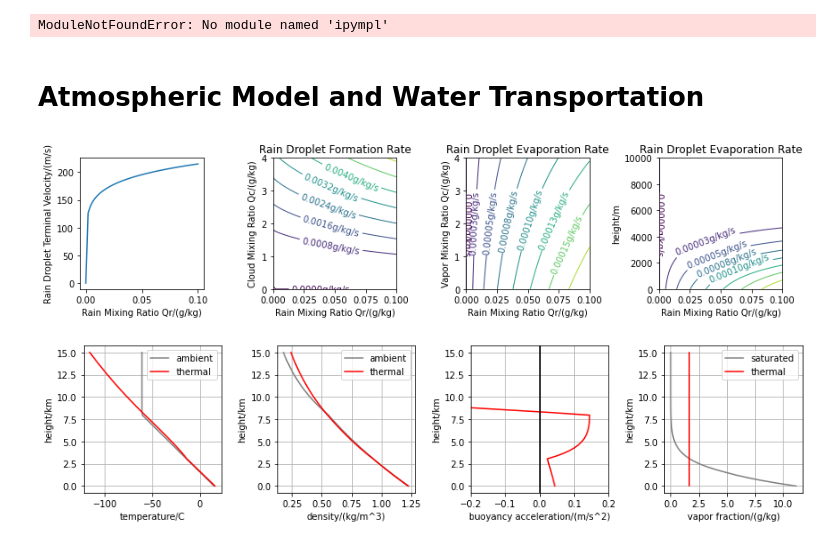
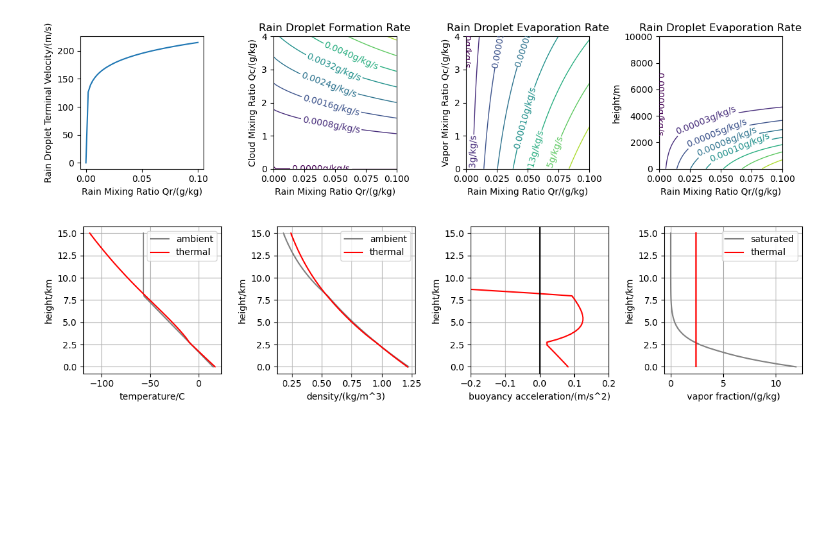
Before and after one commit to fangzhangmnm/python-weather-simulation, a Jupyter notebook: weatherSim2D.ipynb, the cells around one changed output. Saved outputs shown, nothing was run; the diff lists cells and outputs as text; code cells hidden in the pictures; blank space fills up the shorter version.

```diff
--- a/weatherSim2D.ipynb
+++ b/weatherSim2D.ipynb
@@ -51,29 +14,0 @@ time=0
-# %%
-%matplotlib widget
-
-fig=plt.figure(figsize=(5,5),dpi=100)
-plt.ion()
-def update_graph():
-    plt.clf()
-    draw()
-    fig.canvas.draw()
-    sleep(.3)
-
-for _iter in tqdm(range(6000)):
-    if _iter%10==0:
-        update_graph()
-
-    dye=advect(dye,u)
-    dye=(np.tanh(np.clip(dye-.5,-.5,.5)*5)+1)/2
-    u=advect_velocity_MacCormack(u)
-
-    u=diffuse(u,amount=viscosity*timeStep,nIter=5)
-
-    #u,p=solve_pressure_fast(u,p)
-    u,p=solve_pressure(u,density=1,nIter=1,old_pressure=p)
-
-    time=time+timeStep
-# %% [output]
-ModuleNotFoundError: No module named 'ipympl'
-# %% [markdown]
-# Atmospheric Model and Water Transportation
@@ -85,15 +15,10 @@ from cloudModel import *
-# %%
-%matplotlib inline
-show_rain_models()
-# %% [output]
-[figure, removed]
 # %%
-%matplotlib inline
-
-desc=Atmosphere_Model_Desc(L0=gravity_constant/air_heat_capacity_isobaric-.0002,T_thermal=sea_level_temperature+1,RH_thermal=.15)
+show_rain_models()
+desc=Atmosphere_Model_Desc(L0=gravity_constant/air_heat_capacity_isobaric-.0007,T_thermal=sea_level_temperature+2,RH_thermal=.2)
 heights=np.linspace(0,15000)
 pbar,rhobar,Tbar=atmosphere_model(heights,desc=desc)
 show_buoyancy_analysis(heights=heights,T0=desc.T_thermal,RH0=desc.RH_thermal,Tbar=Tbar,pbar=pbar)
 # %% [output]
-[figure, old version]
+[figure, new version]
+[figure, added]
 # %%
```
Also changed, not shown: parts of 10 cells of this notebook, 13 other files.
